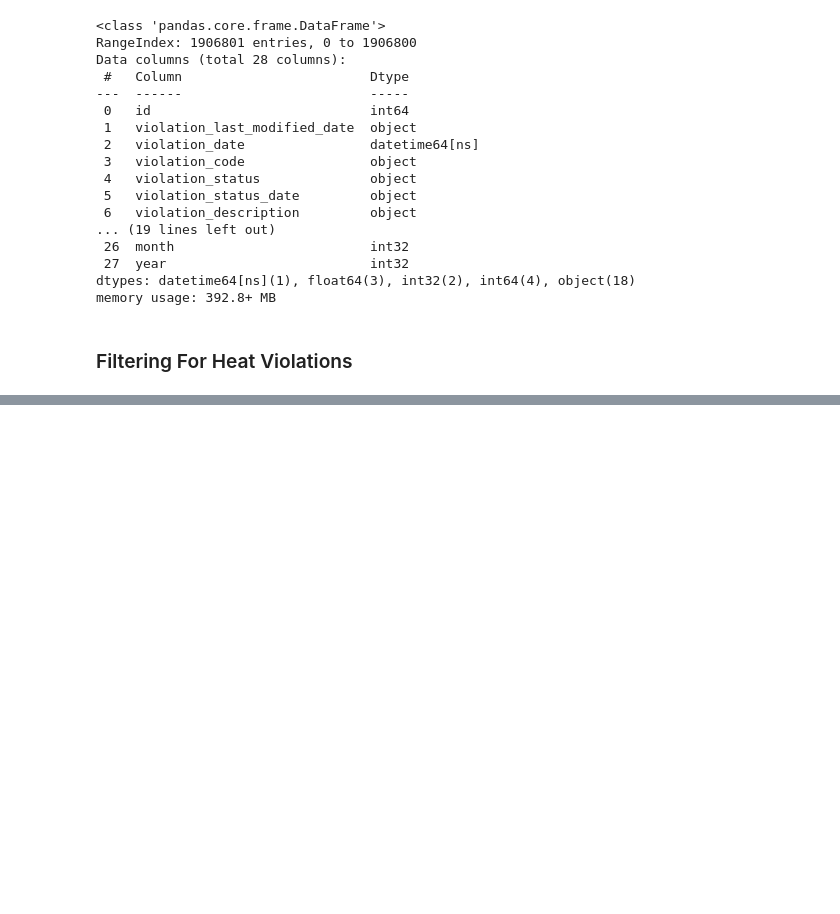
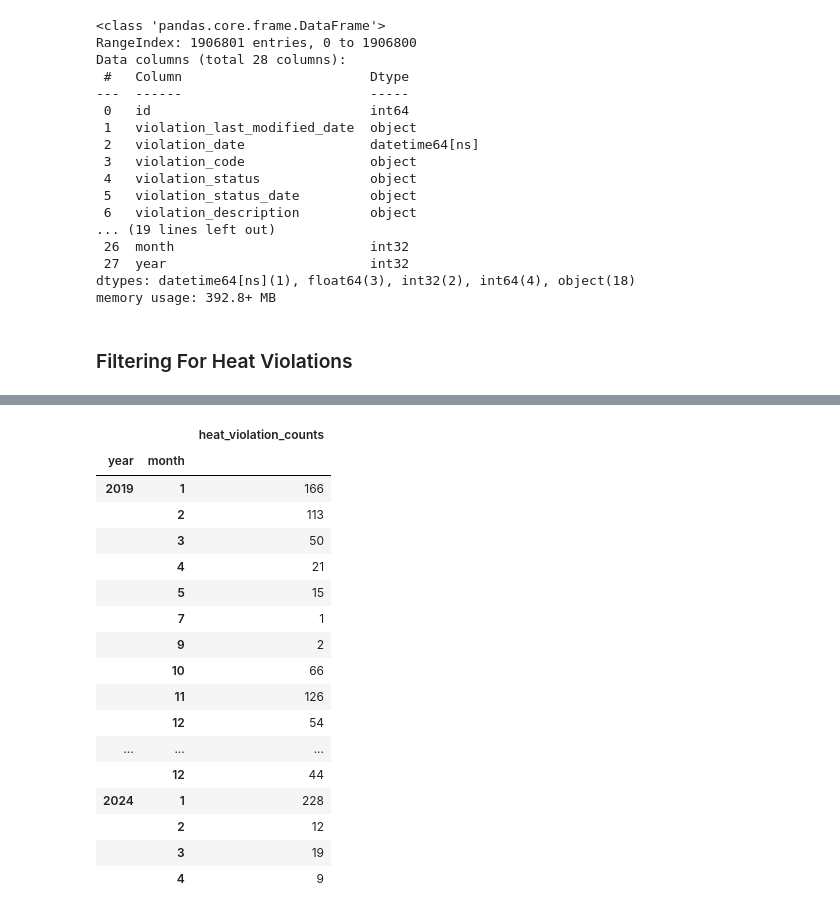
Before and after one commit to hannaheure/Sizzlers-Chi-Heat, a Jupyter notebook: final_analysis.ipynb, the cells around one changed output, grey strips where cells are left out. Cells and saved outputs as stored; diff of their text form; code cells hidden in the pictures; blank space fills up the shorter version.

```diff
--- a/final_analysis.ipynb
+++ b/final_analysis.ipynb
@@ -315,0 +306,3 @@ graph_one.to_csv('graph_one_data.csv')
+# %%
+#Adding a 'count' column
+graph_no_heat['heat_violation_counts'] = 1
@@ -315,0 +404,3 @@ graph_one.to_csv('graph_one_data.csv')
+# %%
+#Creating a new df called 'graph_one' to get the data we need for our first graph, which is year, month, and count columns
+graph_one = graph_no_heat.groupby(['year','month'])['heat_violation_counts'].count().reset_index().groupby(['year','month'])['heat_violation_counts'].sum().reset_index()
@@ -315,0 +428,26 @@ graph_one.to_csv('graph_one_data.csv')
+# %%
+#Using a pivot to make the df look more visually appealing and easier to read
+#This data is basically what will be included in the graph in datawrapper
+graph_pivot = graph_one.pivot_table(index=['year','month'], values='heat_violation_counts')
+# %%
+#Checking and viewing the pitvot by using .head()
+graph_pivot.head(50)
+# %% [output]
+|  |  | heat_violation_counts |
+| year | month |  |
+| 2019 | 1 | 166 |
+|  | 2 | 113 |
+|  | 3 | 50 |
+|  | 4 | 21 |
+|  | 5 | 15 |
+|  | 7 | 1 |
+|  | 9 | 2 |
+|  | 10 | 66 |
+|  | 11 | 126 |
+|  | 12 | 54 |
+| ... | ... | ... |
+|  | 12 | 44 |
+| 2024 | 1 | 228 |
+|  | 2 | 12 |
+|  | 3 | 19 |
+|  | 4 | 9 |
```
Also changed, not shown: parts of 63 cells of this notebook.
